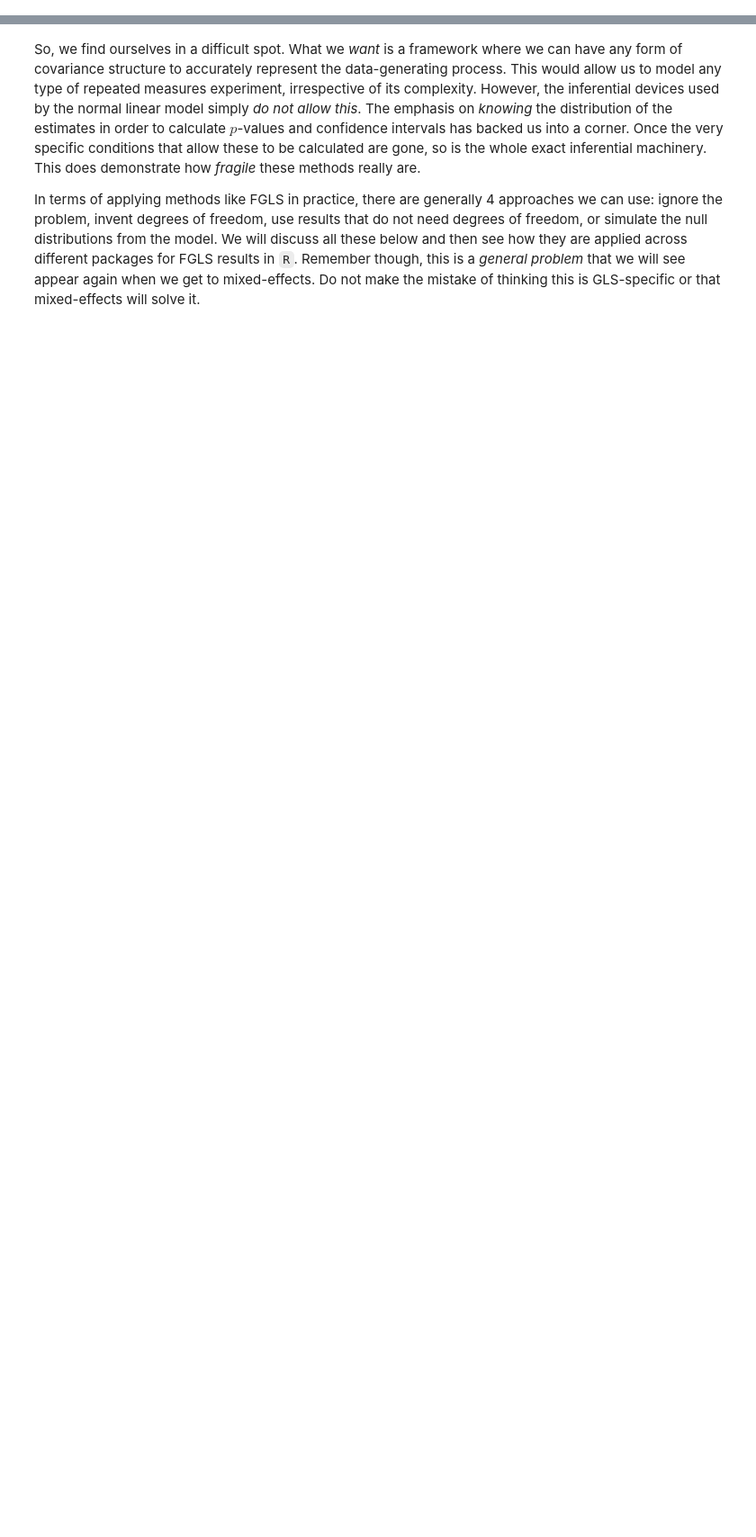
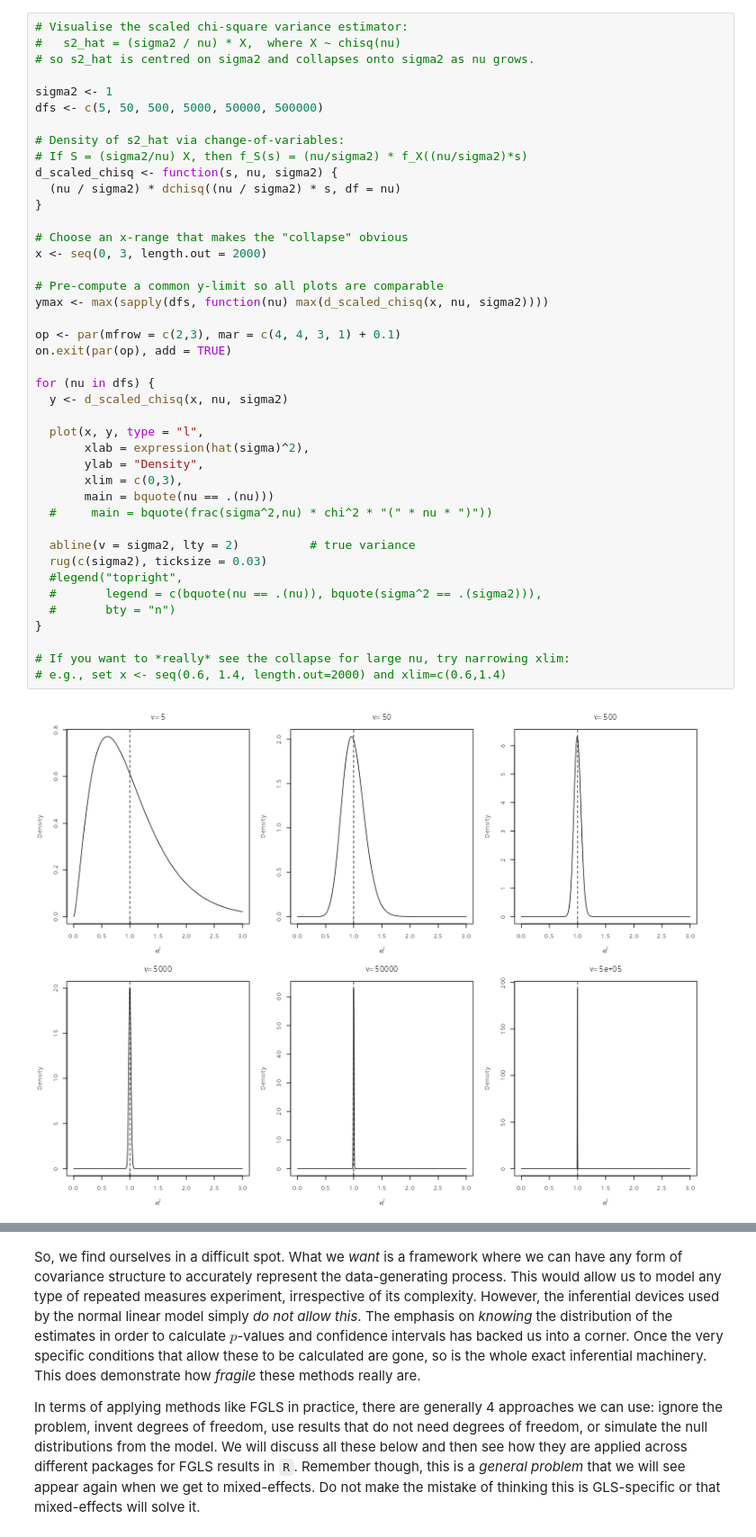
Before and after one commit to PCHN63112-Mixed-Models/mixed-effects-intro, a Jupyter notebook: _build/jupyter_execute/1.estimating-sigma.ipynb, the cells around one changed output, grey strips where cells are left out. Shown at 90% size. Drawn from its saved outputs; the diff is of its cells as text; blank space fills up the shorter version.

```diff
--- a/_build/jupyter_execute/1.estimating-sigma.ipynb
+++ b/_build/jupyter_execute/1.estimating-sigma.ipynb
@@ -33,0 +53,44 @@ Now, what happens to the standard error when $\sigma^{2}$ is no longer *a single
+# %%
+# Visualise the scaled chi-square variance estimator:
+#   s2_hat = (sigma2 / nu) * X,  where X ~ chisq(nu)
+# so s2_hat is centred on sigma2 and collapses onto sigma2 as nu grows.
+
+sigma2 <- 1
+dfs <- c(5, 50, 500, 5000, 50000, 500000)
+
+# Density of s2_hat via change-of-variables:
+# If S = (sigma2/nu) X, then f_S(s) = (nu/sigma2) * f_X((nu/sigma2)*s)
+d_scaled_chisq <- function(s, nu, sigma2) {
+  (nu / sigma2) * dchisq((nu / sigma2) * s, df = nu)
+}
+
+# Choose an x-range that makes the "collapse" obvious
+x <- seq(0, 3, length.out = 2000)
+
+# Pre-compute a common y-limit so all plots are comparable
+ymax <- max(sapply(dfs, function(nu) max(d_scaled_chisq(x, nu, sigma2))))
+
+op <- par(mfrow = c(2,3), mar = c(4, 4, 3, 1) + 0.1)
+on.exit(par(op), add = TRUE)
+
+for (nu in dfs) {
+  y <- d_scaled_chisq(x, nu, sigma2)
+
+  plot(x, y, type = "l",
+       xlab = expression(hat(sigma)^2),
+       ylab = "Density",
+       xlim = c(0,3),
+       main = bquote(nu == .(nu)))
+  #     main = bquote(frac(sigma^2,nu) * chi^2 * "(" * nu * ")"))
+
+  abline(v = sigma2, lty = 2)          # true variance
+  rug(c(sigma2), ticksize = 0.03)
+  #legend("topright",
+  #       legend = c(bquote(nu == .(nu)), bquote(sigma^2 == .(sigma2))),
+  #       bty = "n")
+}
+
+# If you want to *really* see the collapse for large nu, try narrowing xlim:
+# e.g., set x <- seq(0.6, 1.4, length.out=2000) and xlim=c(0.6,1.4)
+# %% [output]
+[figure, added]
```
Also changed, not shown: parts of 11 cells of this notebook, 21 other files.
